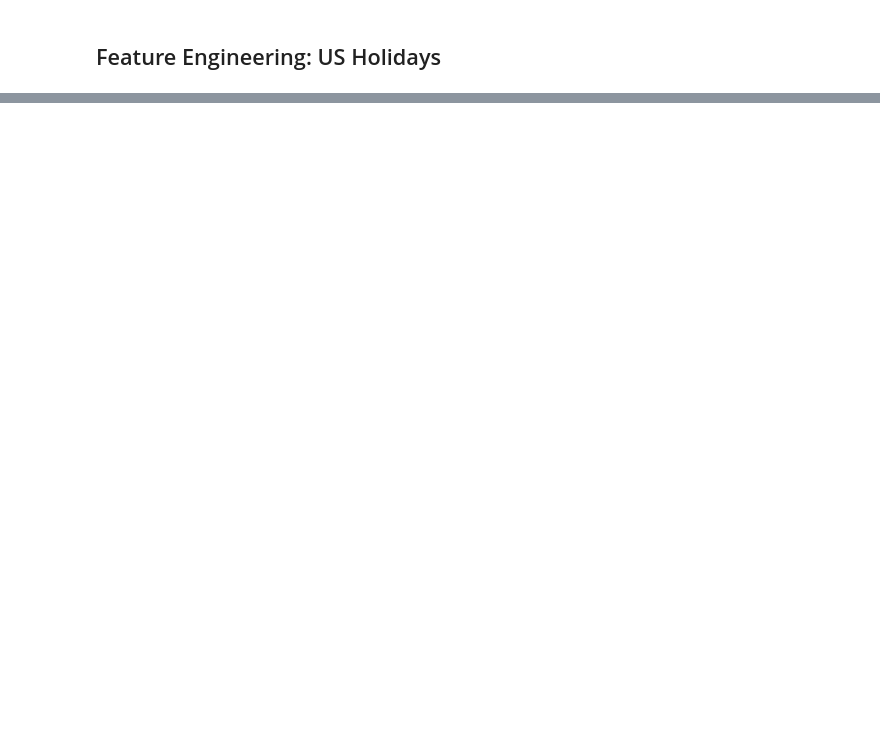
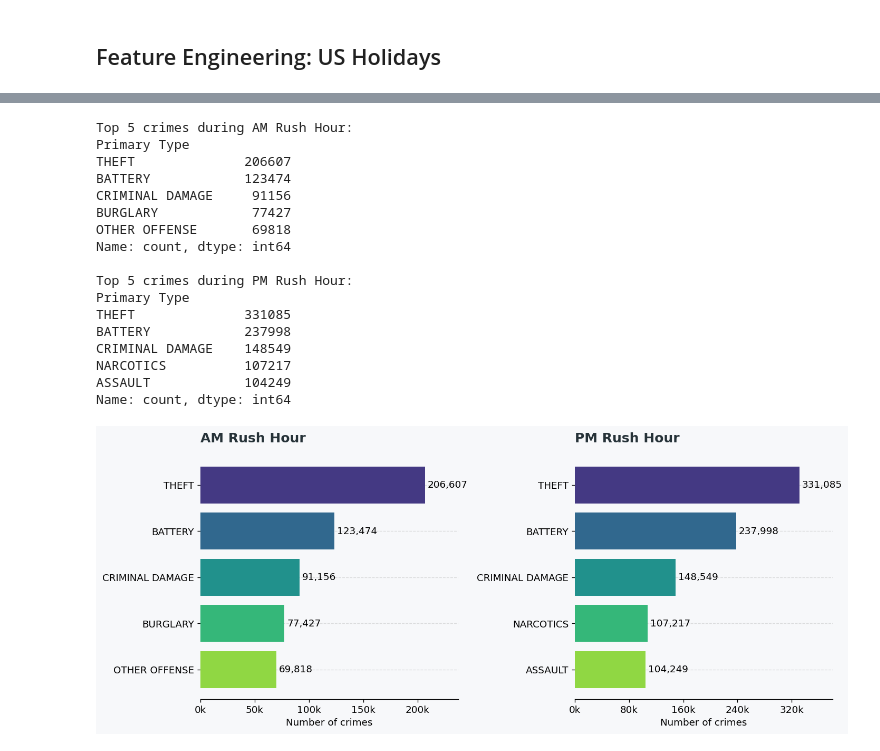
Before and after one commit to swirita/Chicago-Crime-Analysis-and-Forecasting, a Jupyter notebook: notebooks/02_crime_analysis_forecast.ipynb, the cells around one changed output, grey strips where cells are left out. Saved outputs shown, nothing was run; the diff lists cells and outputs as text; code cells hidden in the pictures; blank space fills up the shorter version.

```diff
--- a/notebooks/02_crime_analysis_forecast.ipynb
+++ b/notebooks/02_crime_analysis_forecast.ipynb
@@ -791,0 +405,42 @@ print(f'Lowest seasonal point: {annual_low_month}')
+# %%
+fig, axes = plt.subplots(1, 2, figsize=(12, 5))
+
+for ax, period in zip(axes, rush_order):
+    top_five = (
+        rush_df.loc[rush_df["Rush Hour"] == period, "Primary Type"]
+        .value_counts()
+        .head(5)
+        .sort_values()
+    )
+
+    print(f"\nTop 5 crimes during {period}:")
+    print(top_five.sort_values(ascending=False))
+
+    bars = ax.barh(top_five.index, top_five.values, color=RANK_COLORS[::-1])
+    ax.bar_label(bars, labels=[f"{value:,}" for value in top_five.values], padding=3)
+    ax.xaxis.set_major_locator(mticker.MaxNLocator(5))
+    ax.xaxis.set_major_formatter(mticker.FuncFormatter(lambda x, _: f"{x / 1000:,.0f}k"))
+    ax.margins(x=0.15)
+    style_chart(ax, period, xlabel="Number of crimes")
+
+plt.tight_layout()
+plt.show()
+# %% [output]
+Top 5 crimes during AM Rush Hour:
+Primary Type
+THEFT              206607
+BATTERY            123474
+CRIMINAL DAMAGE     91156
+BURGLARY            77427
+OTHER OFFENSE       69818
+Name: count, dtype: int64
+
+Top 5 crimes during PM Rush Hour:
+Primary Type
+THEFT              331085
+BATTERY            237998
+CRIMINAL DAMAGE    148549
+NARCOTICS          107217
+ASSAULT            104249
+Name: count, dtype: int64
+[figure, added]
```
Also changed, not shown: parts of 79 cells of this notebook.
